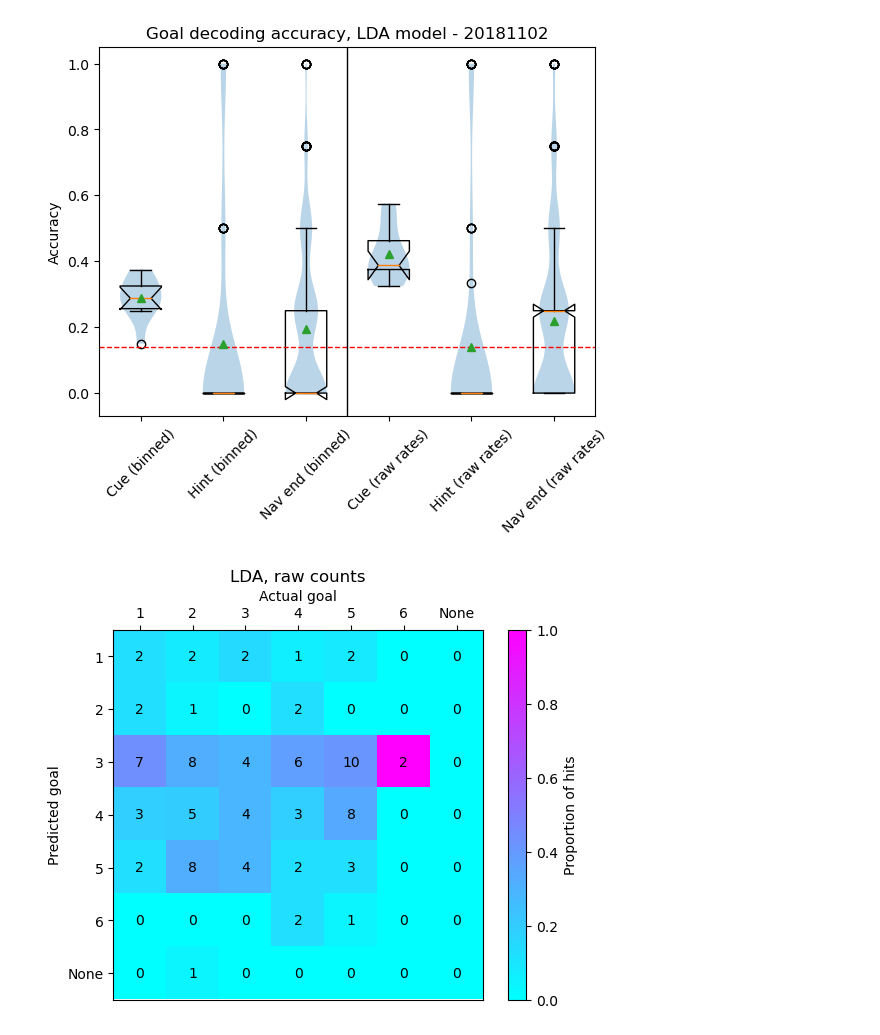
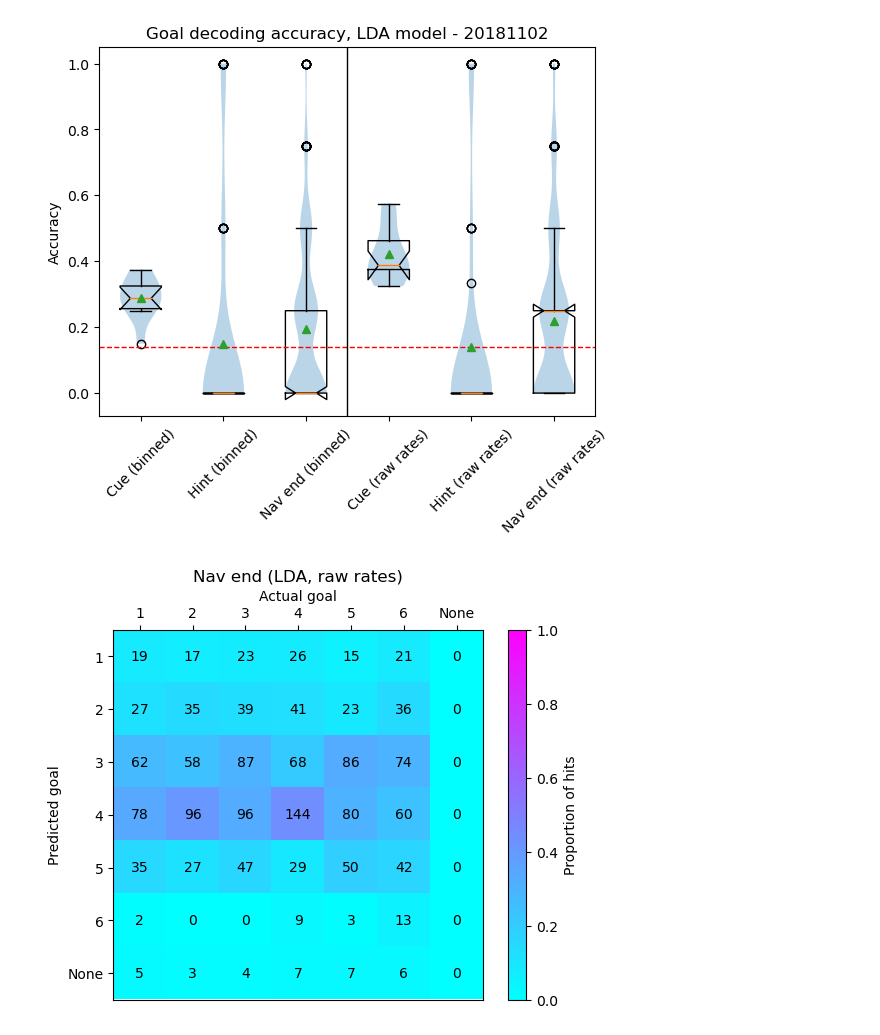
Before and after one commit to josephchengyx/Hippocampus_Decoding, a Jupyter notebook: hint_responses_v2.ipynb, the cells around one changed output. Saved outputs shown, nothing was run; the diff lists cells and outputs as text; code cells hidden in the pictures.

```diff
--- a/hint_responses_v2.ipynb
+++ b/hint_responses_v2.ipynb
@@ -527,29 +527,29 @@ plt.show()
 # %%
 # Plot confusion matrix
 # Convert counts to proportion of predictions
-conf_mat_title2 = 'LDA, raw counts'  # Select which confusion matrix to plot
-conf_mat_plot2 = confmat_hint_raw
+conf_mat_title2 = 'Nav end (LDA, raw rates)'  # Select which confusion matrix to plot
+conf_mat_plot2 = confmat_navend_raw
 num_goals2 = conf_mat_plot2.shape[0]
 col_sums2 = np.sum(conf_mat_plot2, axis=0)
 conf_mat_prop2 = np.empty_like(conf_mat_plot2)
 for col, val in enumerate(col_sums2):
     conf_mat_prop2[:,col] = np.divide(conf_mat_plot2[:,col], val, out=np.zeros_like(conf_mat_plot2[:,col]), where=val!=0)
 
 plt.figure()
 ax = plt.gca()
 plt.title(conf_mat_title2)
 plt.imshow(conf_mat_prop2, cmap='cool', vmin=0, vmax=1)
 plt.colorbar(label='Proportion of hits')
 tick_labels = list(range(1, num_goals2))
 tick_labels.append('None')
 plt.xticks(np.arange(num_goals2), labels=tick_labels)
 plt.yticks(np.arange(num_goals2), labels=tick_labels)
 plt.tick_params(top=True, labeltop=True, bottom=False, labelbottom=False)
 plt.xlabel('Actual goal')
 plt.ylabel('Predicted goal')
 ax.xaxis.set_label_position('top')
 for i, row in enumerate(conf_mat_plot2):
     for j, val in enumerate(row):
         ax.text(j, i, f'{val:.0f}', ha='center', va='center', color='k')
 # %% [output]
-[figure, old version]
+[figure, new version]
```
Also changed, not shown: parts of 3 cells of this notebook.
